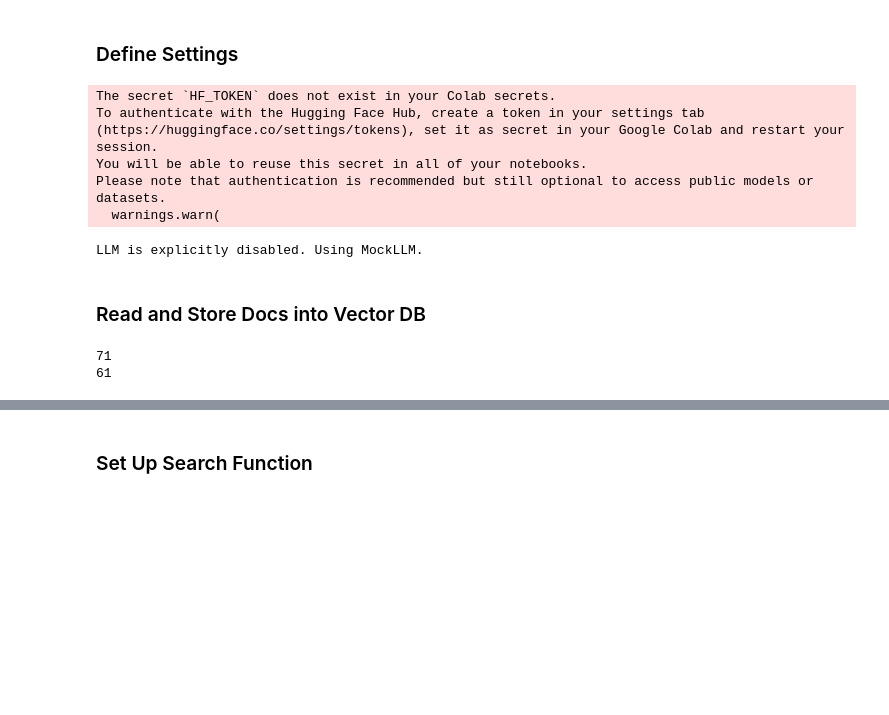
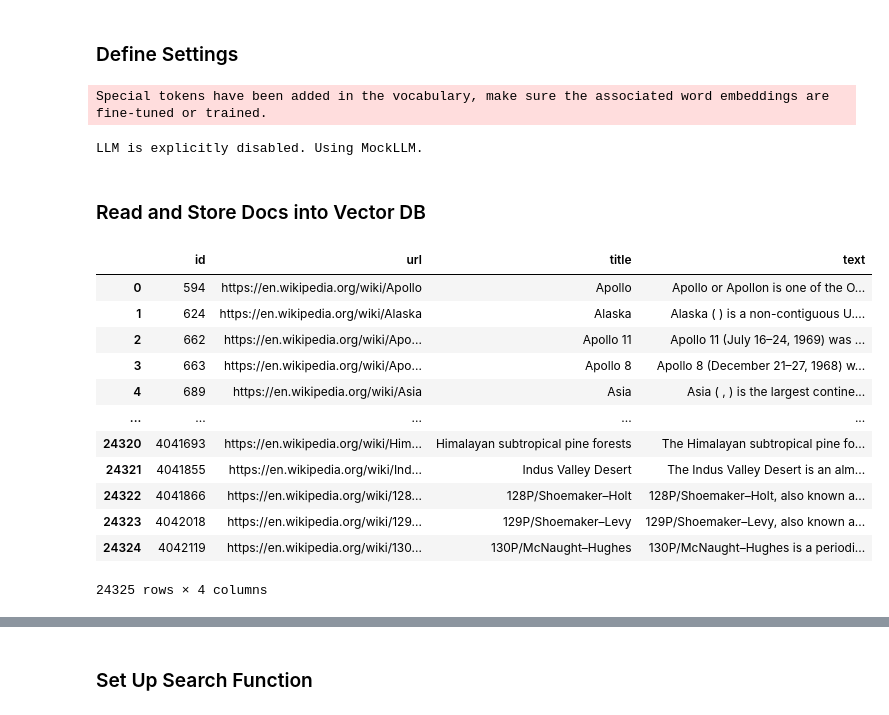
Before and after one commit to mattany/beyond-accuracy, a Jupyter notebook: RAG/Rag Example.ipynb, the cells around one changed output, grey strips where cells are left out. Drawn from its saved outputs; the diff is of its cells as text; code cells hidden in the pictures; blank space fills up the shorter version.

```diff
--- a/RAG/Rag Example.ipynb
+++ b/RAG/Rag Example.ipynb
@@ -43,20 +43,38 @@ from llama_index.core.postprocessor import SimilarityPostprocessor
 ### Define Settings
 # %%
 # import any embedding model on HF hub (https://huggingface.co/spaces/mteb/leaderboard)
-Settings.embed_model = HuggingFaceEmbedding(model_name="BAAI/bge-small-en-v1.5")
+Settings.embed_model = HuggingFaceEmbedding(model_name="dunzhang/stella_en_1.5B_v5")
 # Settings.embed_model = HuggingFaceEmbedding(model_name="thenlper/gte-large") # alternative model
 
 Settings.llm = None
 Settings.chunk_size = 256
 Settings.chunk_overlap = 25
 # %% [output]
-The secret `HF_TOKEN` does not exist in your Colab secrets.
-To authenticate with the Hugging Face Hub, create a token in your settings tab (https://huggingface.co/settings/tokens), set it as secret in your Google Colab and restart your session.
-You will be able to reuse this secret in all of your notebooks.
-Please note that authentication is recommended but still optional to access public models or datasets.
-  warnings.warn(
+Special tokens have been added in the vocabulary, make sure the associated word embeddings are fine-tuned or trained.
 LLM is explicitly disabled. Using MockLLM.
 # %% [markdown]
 ### Read and Store Docs into Vector DB
+# %%
+from datasets import load_dataset
+
+ds = load_dataset("mattany/wikipedia-solarsystem")
+# %%
+import pandas as pd
+
+df = pd.DataFrame(ds["train"])
+# %% [output]
+|  | id | url | title | text |
+| 0 | 594 | https://en.wikipedia.org/wiki/Apollo | Apollo | Apollo or Apollon is one of the O... |
+| 1 | 624 | https://en.wikipedia.org/wiki/Alaska | Alaska | Alaska ( ) is a non-contiguous U.... |
+| 2 | 662 | https://en.wikipedia.org/wiki/Apo... | Apollo 11 | Apollo 11 (July 16–24, 1969) was ... |
+| 3 | 663 | https://en.wikipedia.org/wiki/Apo... | Apollo 8 | Apollo 8 (December 21–27, 1968) w... |
+| 4 | 689 | https://en.wikipedia.org/wiki/Asia | Asia | Asia ( , ) is the largest contine... |
+| ... | ... | ... | ... | ... |
+| 24320 | 4041693 | https://en.wikipedia.org/wiki/Him... | Himalayan subtropical pine forests | The Himalayan subtropical pine fo... |
+| 24321 | 4041855 | https://en.wikipedia.org/wiki/Ind... | Indus Valley Desert | The Indus Valley Desert is an alm... |
+| 24322 | 4041866 | https://en.wikipedia.org/wiki/128... | 128P/Shoemaker–Holt | 128P/Shoemaker–Holt, also known a... |
+| 24323 | 4042018 | https://en.wikipedia.org/wiki/129... | 129P/Shoemaker–Levy | 129P/Shoemaker–Levy, also known a... |
+| 24324 | 4042119 | https://en.wikipedia.org/wiki/130... | 130P/McNaught–Hughes | 130P/McNaught–Hughes is a periodi... |
+24325 rows × 4 columns
 # %%
 # articles available here: {add GitHub repo}
@@ -64,18 +81,0 @@ documents = SimpleDirectoryReader("articles").load_data()
-# %%
-# some ad hoc document refinement
-print(len(documents))
-for doc in documents:
-    if "Member-only story" in doc.text:
-        documents.remove(doc)
-        continue
-
-    if "The Data Entrepreneurs" in doc.text:
-        documents.remove(doc)
-
-    if " min read" in doc.text:
-        documents.remove(doc)
-
-print(len(documents))
-# %% [output]
-71
-61
```
Also changed, not shown: parts of 5 cells of this notebook.
